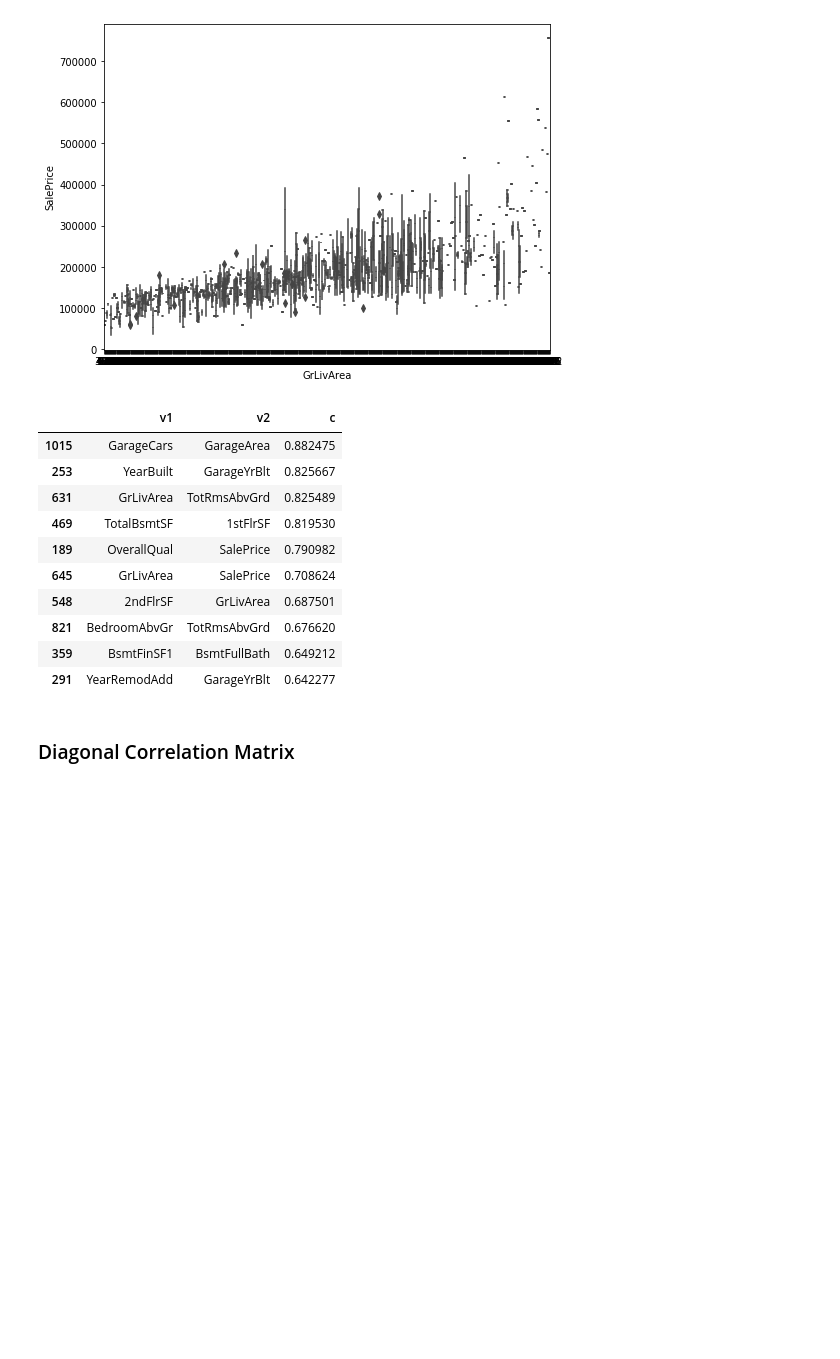
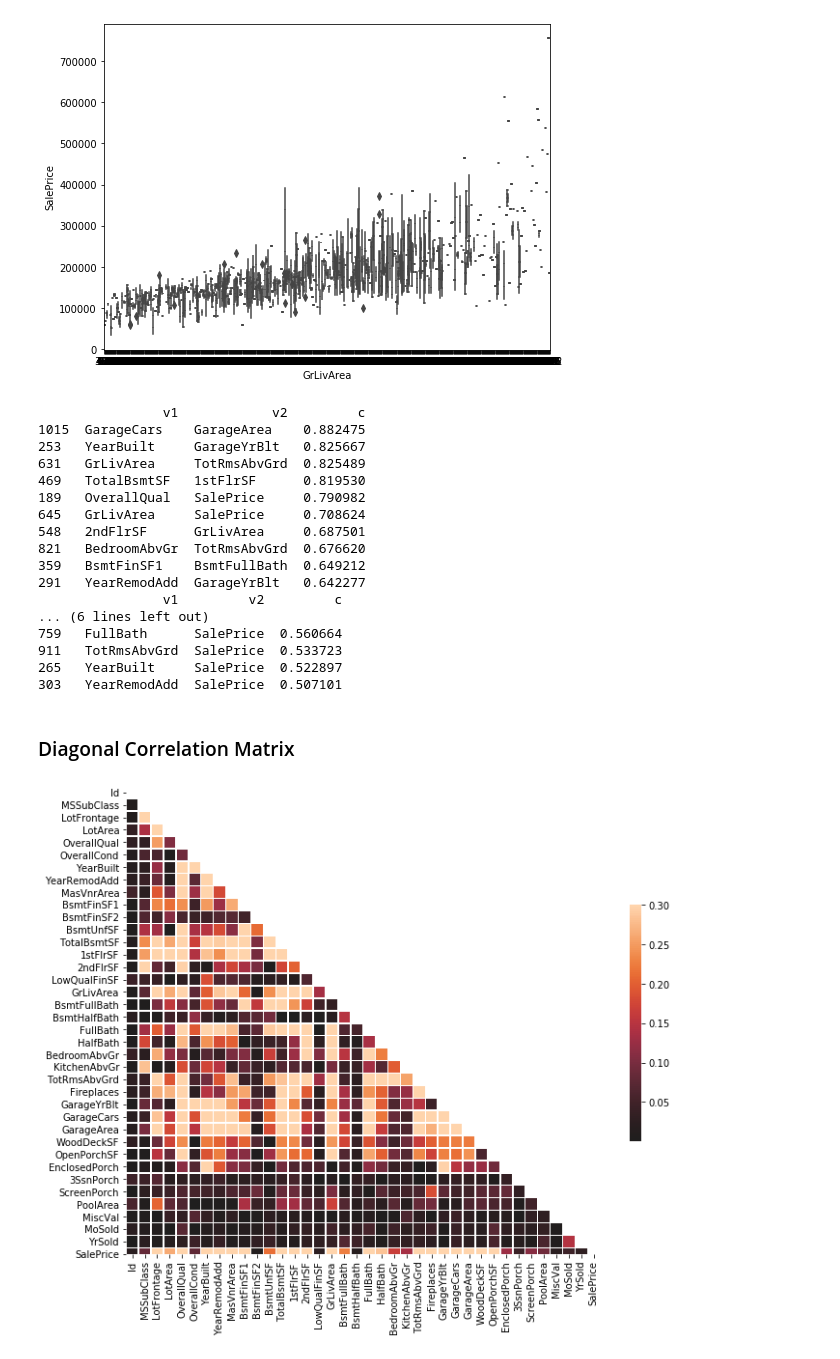
Before and after one commit to hungapl/kaggle, a Jupyter notebook: ames_house_price/eda.ipynb, the cells around one changed output. Saved outputs shown, nothing was run; the diff lists cells and outputs as text; code cells hidden in the pictures; blank space fills up the shorter version.

Commit message:
Updated ames house price

```diff
--- a/ames_house_price/eda.ipynb
+++ b/ames_house_price/eda.ipynb
@@ -48,28 +48,43 @@ fig = sns.boxplot(x=var, y="SalePrice", data=df_train[['SalePrice',var]])
 # %% [output]
 [figure]
 # %%
-# Show features with high correlations.  Usually highly correlated features do not improve or worsen a model,
-# If correlation is > 0.8, consider remove one of the feature in the pair to speed up the training
+utils.show_corr_table(df_train)
+head=10
+target_col='SalePrice'
 corr = pd.DataFrame(df_train.corr().abs().unstack())
 corr = corr.reset_index()
 corr.columns = ['v1', 'v2', 'c']
-corr['ordered-cols'] = corr.apply(lambda x: '-'.join(sorted([x['v1'],x['v2']])),axis=1)
+corr['ordered-cols'] = corr.apply(lambda x: '-'.join(sorted([x['v1'], x['v2']])), axis=1)
 corr = corr.drop_duplicates(['ordered-cols'])
 corr.drop(['ordered-cols'], axis=1, inplace=True)
 corr = corr.query('v1 != v2').sort_values('c', ascending=False)
-corr.head(10)
+print(corr.head(head))
+
+if target_col is not None:
+    filter = (corr.v1 == target_col) | (corr.v2 == target_col)
+    print(corr[filter].head(head))
 # %% [output]
-|  | v1 | v2 | c |
-| 1015 | GarageCars | GarageArea | 0.882475 |
-| 253 | YearBuilt | GarageYrBlt | 0.825667 |
-| 631 | GrLivArea | TotRmsAbvGrd | 0.825489 |
-| 469 | TotalBsmtSF | 1stFlrSF | 0.819530 |
-| 189 | OverallQual | SalePrice | 0.790982 |
-| 645 | GrLivArea | SalePrice | 0.708624 |
-| 548 | 2ndFlrSF | GrLivArea | 0.687501 |
-| 821 | BedroomAbvGr | TotRmsAbvGrd | 0.676620 |
-| 359 | BsmtFinSF1 | BsmtFullBath | 0.649212 |
-| 291 | YearRemodAdd | GarageYrBlt | 0.642277 |
+                v1            v2         c
+1015  GarageCars    GarageArea    0.882475
+253   YearBuilt     GarageYrBlt   0.825667
+631   GrLivArea     TotRmsAbvGrd  0.825489
+469   TotalBsmtSF   1stFlrSF      0.819530
+189   OverallQual   SalePrice     0.790982
+645   GrLivArea     SalePrice     0.708624
+548   2ndFlrSF      GrLivArea     0.687501
+821   BedroomAbvGr  TotRmsAbvGrd  0.676620
+359   BsmtFinSF1    BsmtFullBath  0.649212
+291   YearRemodAdd  GarageYrBlt   0.642277
+                v1         v2         c
+... (6 lines left out)
+759   FullBath      SalePrice  0.560664
+911   TotRmsAbvGrd  SalePrice  0.533723
+265   YearBuilt     SalePrice  0.522897
+303   YearRemodAdd  SalePrice  0.507101
 # %% [markdown]
 ### Diagonal Correlation Matrix
+# %%
+utils.show_corr_matrix(df_train)
+# %% [output]
+[figure, added]
 # %%
```
Also changed, not shown: parts of 14 cells of this notebook, 9 other files.
